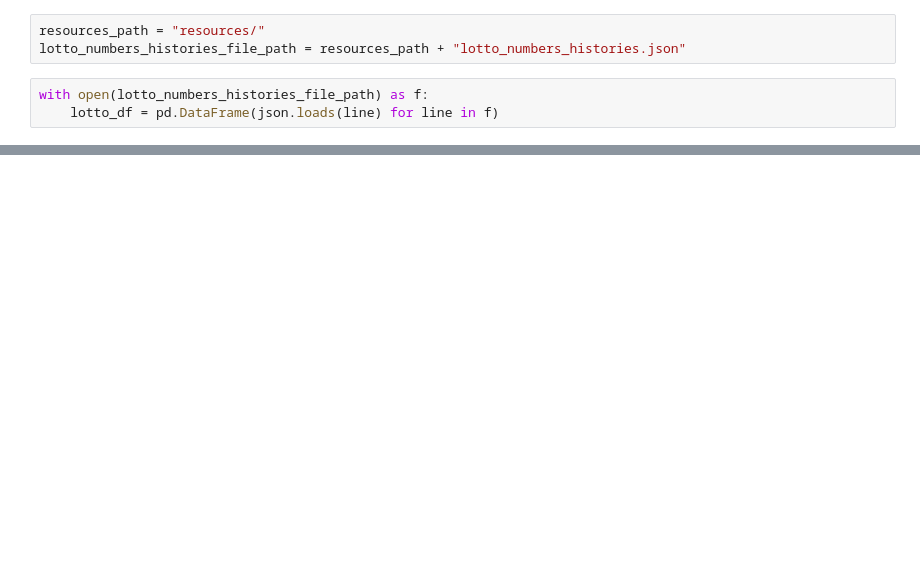
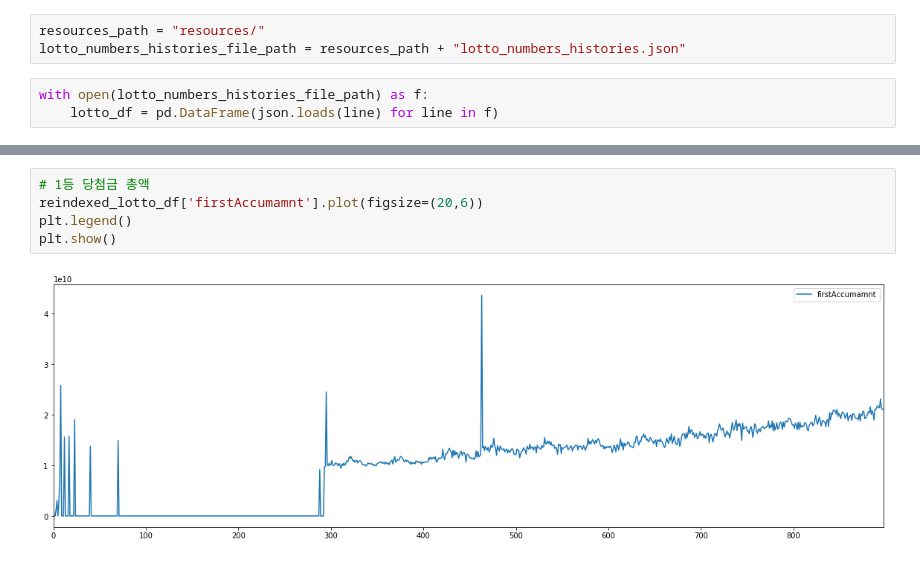
Before and after one commit to tomining/data_analysis, a Jupyter notebook: lotto/lotto_number_analysis.ipynb, the cells around one changed output, grey strips where cells are left out. Saved outputs shown, nothing was run; the diff lists cells and outputs as text; blank space fills up the shorter version.

```diff
--- a/lotto/lotto_number_analysis.ipynb
+++ b/lotto/lotto_number_analysis.ipynb
@@ -46,0 +69,7 @@ KeyError: 'Only a column name can be used for the key in a dtype mappings argume
+# %%
+# 1등 당첨금 총액
+reindexed_lotto_df['firstAccumamnt'].plot(figsize=(20,6))
+plt.legend()
+plt.show()
+# %% [output]
+[figure, added]
```
Also changed, not shown: parts of 17 cells of this notebook, 2 other files.
